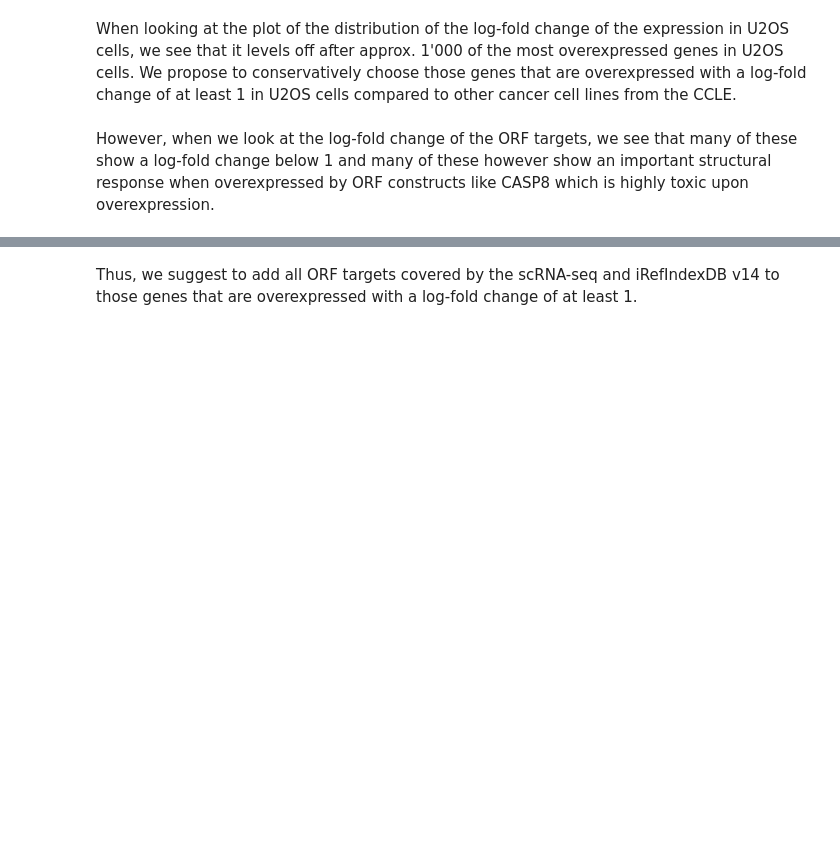
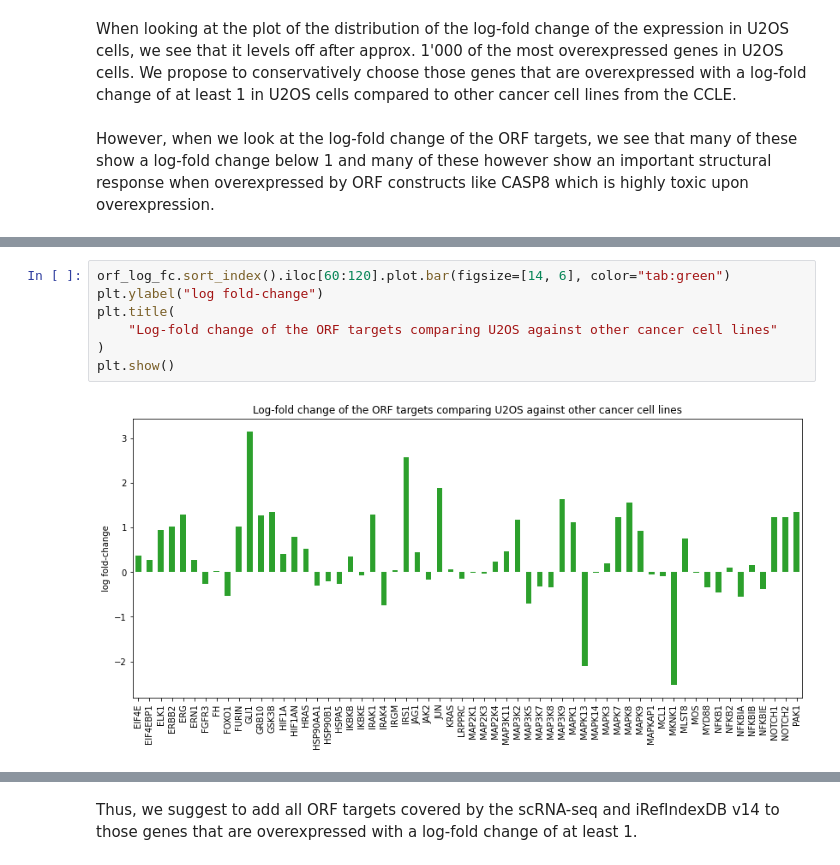
Before and after one commit to uhlerlab/image2reg, a Jupyter notebook: notebooks/ppi/ppi_gex_preprocessing.ipynb, the cells around one changed output, grey strips where cells are left out. Saved outputs shown, nothing was run; the diff lists cells and outputs as text; blank space fills up the shorter version.

```diff
--- a/notebooks/ppi/ppi_gex_preprocessing.ipynb
+++ b/notebooks/ppi/ppi_gex_preprocessing.ipynb
@@ -562 +557,10 @@ plt.show()
 [interactive output not drawn]
+# %%
+orf_log_fc.sort_index().iloc[60:120].plot.bar(figsize=[14, 6], color="tab:green")
+plt.ylabel("log fold-change")
+plt.title(
+    "Log-fold change of the ORF targets comparing U2OS against other cancer cell lines"
+)
+plt.show()
+# %% [output]
+[figure, added]
```
Also changed, not shown: parts of 25 cells of this notebook, 4 other files.
